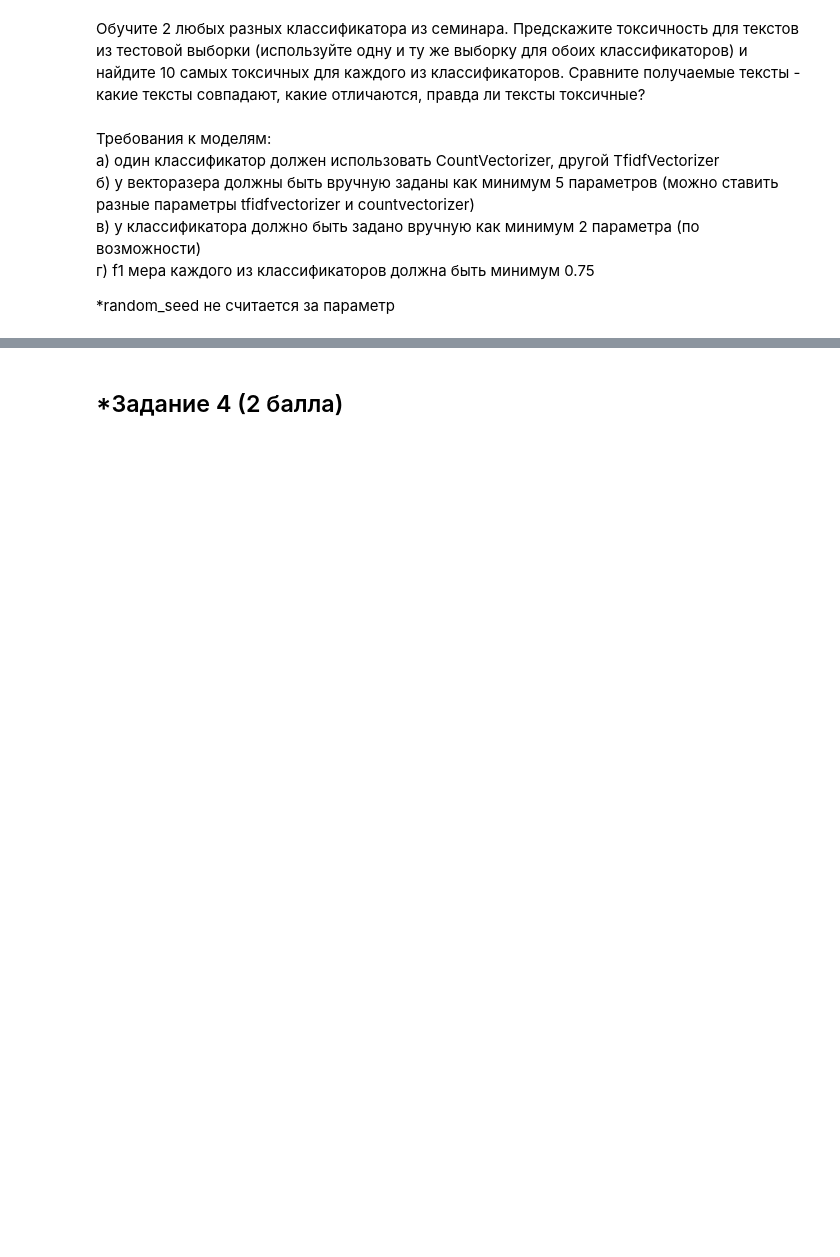
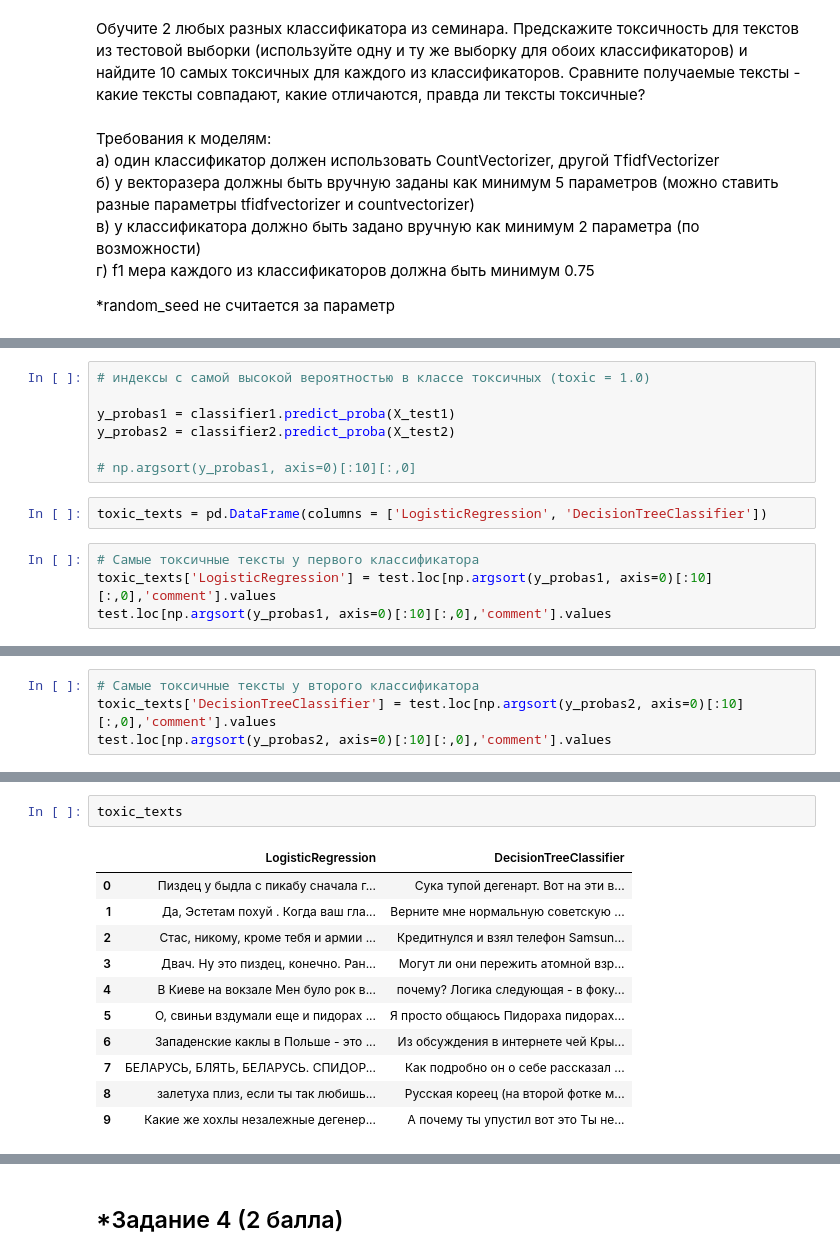
Before and after one commit to rock-n-shrimproll/compling_problems, a Jupyter notebook: homework-2.ipynb, the cells around one changed output, grey strips where cells are left out. Drawn from its saved outputs; the diff is of its cells as text; blank space fills up the shorter version.

```diff
--- a/homework-2.ipynb
+++ b/homework-2.ipynb
@@ -177,0 +248,13 @@ NameError: name 'np' is not defined
+# %%
+# индексы с самой высокой вероятностью в классе токсичных (toxic = 1.0)
+
+y_probas1 = classifier1.predict_proba(X_test1)
+y_probas2 = сlassifier2.predict_proba(X_test2)
+
+# np.argsort(y_probas1, axis=0)[:10][:,0]
+# %%
+toxic_texts = pd.DataFrame(columns = ['LogisticRegression', 'DecisionTreeClassifier'])
+# %%
+# Самые токсичные тексты у первого классификатора
+toxic_texts['LogisticRegression'] = test.loc[np.argsort(y_probas1, axis=0)[:10][:,0],'comment'].values
+test.loc[np.argsort(y_probas1, axis=0)[:10][:,0],'comment'].values
@@ -177,0 +273,4 @@ NameError: name 'np' is not defined
+# %%
+# Самые токсичные тексты у второго классификатора
+toxic_texts['DecisionTreeClassifier'] = test.loc[np.argsort(y_probas2, axis=0)[:10][:,0],'comment'].values
+test.loc[np.argsort(y_probas2, axis=0)[:10][:,0],'comment'].values
@@ -177,0 +289,14 @@ NameError: name 'np' is not defined
+# %%
+toxic_texts
+# %% [output]
+|  | LogisticRegression | DecisionTreeClassifier |
+| 0 | Пиздец у быдла с пикабу сначала г... | Сука тупой дегенарт. Вот на эти в... |
+| 1 | Да, Эстетам похуй . Когда ваш гла... | Верните мне нормальную советскую ... |
+| 2 | Стас, никому, кроме тебя и армии ... | Кредитнулся и взял телефон Samsun... |
+| 3 | Двач. Ну это пиздец, конечно. Ран... | Могут ли они пережить атомной взр... |
+| 4 | В Киеве на вокзале Мен було рок в... | почему? Логика следующая - в фоку... |
+| 5 | О, свиньи вздумали еще и пидорах ... | Я просто общаюсь Пидораха пидорах... |
+| 6 | Западенские каклы в Польше - это ... | Из обсуждения в интернете чей Кры... |
+| 7 | БЕЛАРУСЬ, БЛЯТЬ, БЕЛАРУСЬ. СПИДОР... | Как подробно он о себе рассказал ... |
+| 8 | залетуха плиз, если ты так любишь... | Русская кореец (на второй фотке м... |
+| 9 | Какие же хохлы незалежные дегенер... | А почему ты упустил вот это Ты не... |
```
Also changed, not shown: parts of 41 cells of this notebook, 2 other files.
